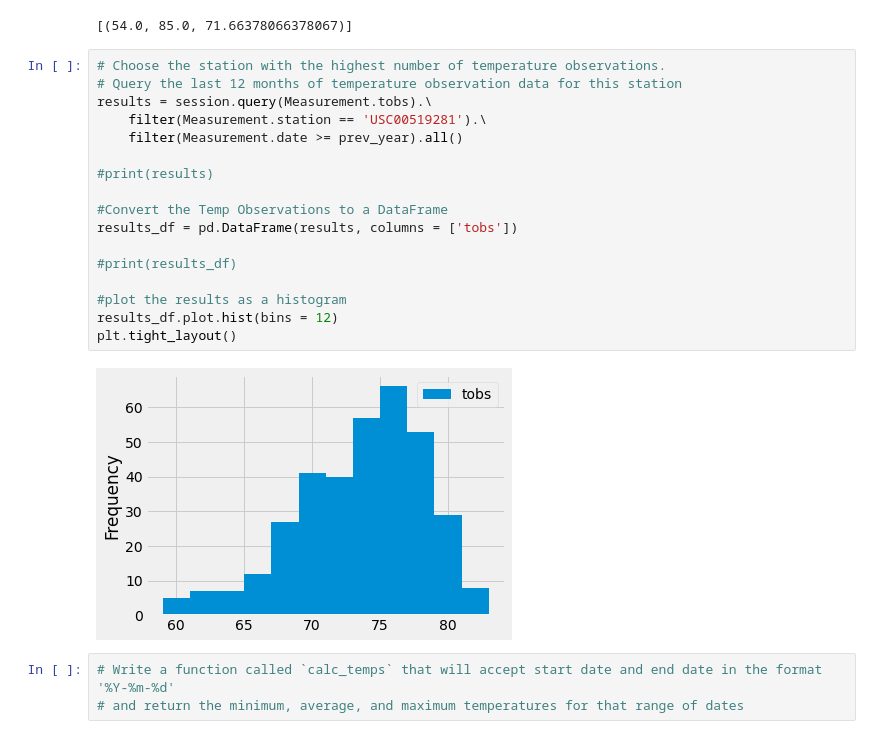
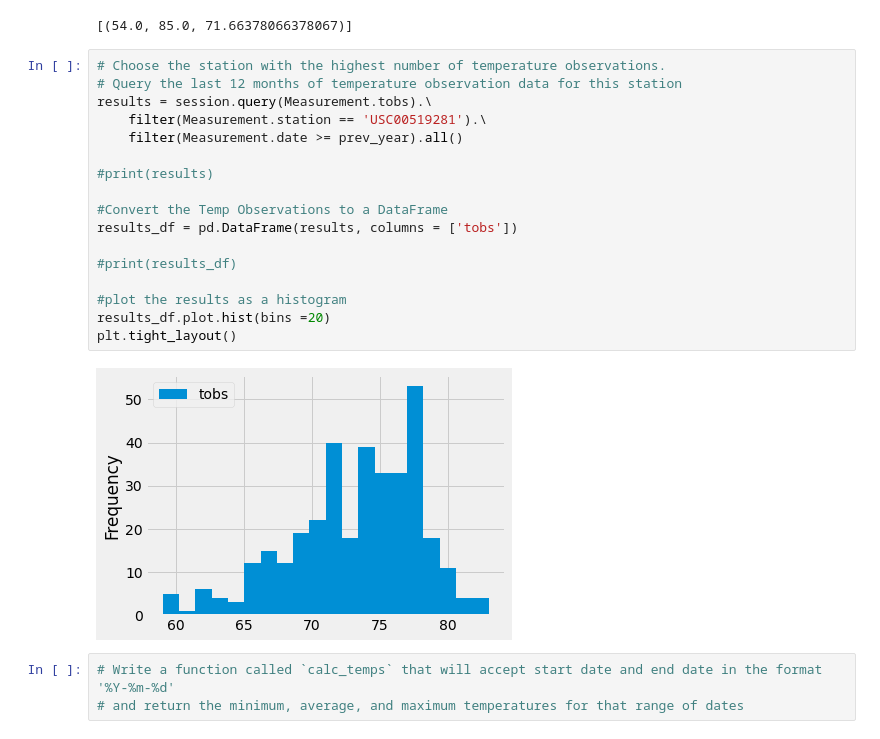
Before and after one commit to leah-braswell/surfs_up, a Jupyter notebook: climate_analysis.ipynb, the cells around one changed output. Saved outputs shown, nothing was run; the diff lists cells and outputs as text.

```diff
--- a/climate_analysis.ipynb
+++ b/climate_analysis.ipynb
@@ -116,22 +116,22 @@ session.query(func.min(Measurement.tobs), func.max(Measurement.tobs), func.avg(M
 # %%
 # Choose the station with the highest number of temperature observations.
 # Query the last 12 months of temperature observation data for this station
 results = session.query(Measurement.tobs).\
     filter(Measurement.station == 'USC00519281').\
     filter(Measurement.date >= prev_year).all()
 
 #print(results)
 
 #Convert the Temp Observations to a DataFrame
 results_df = pd.DataFrame(results, columns = ['tobs'])
 
 #print(results_df)
 
 #plot the results as a histogram
-results_df.plot.hist(bins = 12)
+results_df.plot.hist(bins =20)
 plt.tight_layout()
 # %% [output]
-[figure, old version]
+[figure, new version]
 # %%
 # Write a function called `calc_temps` that will accept start date and end date in the format '%Y-%m-%d'
 # and return the minimum, average, and maximum temperatures for that range of dates
```
Also changed, not shown: 1 other file.
